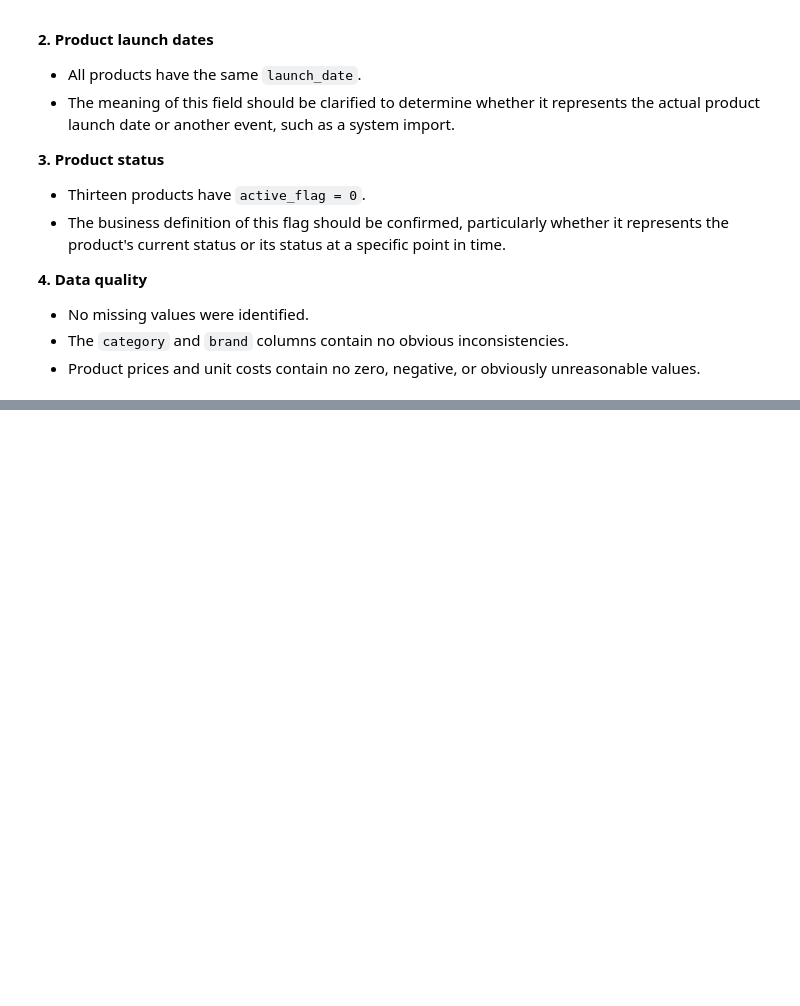
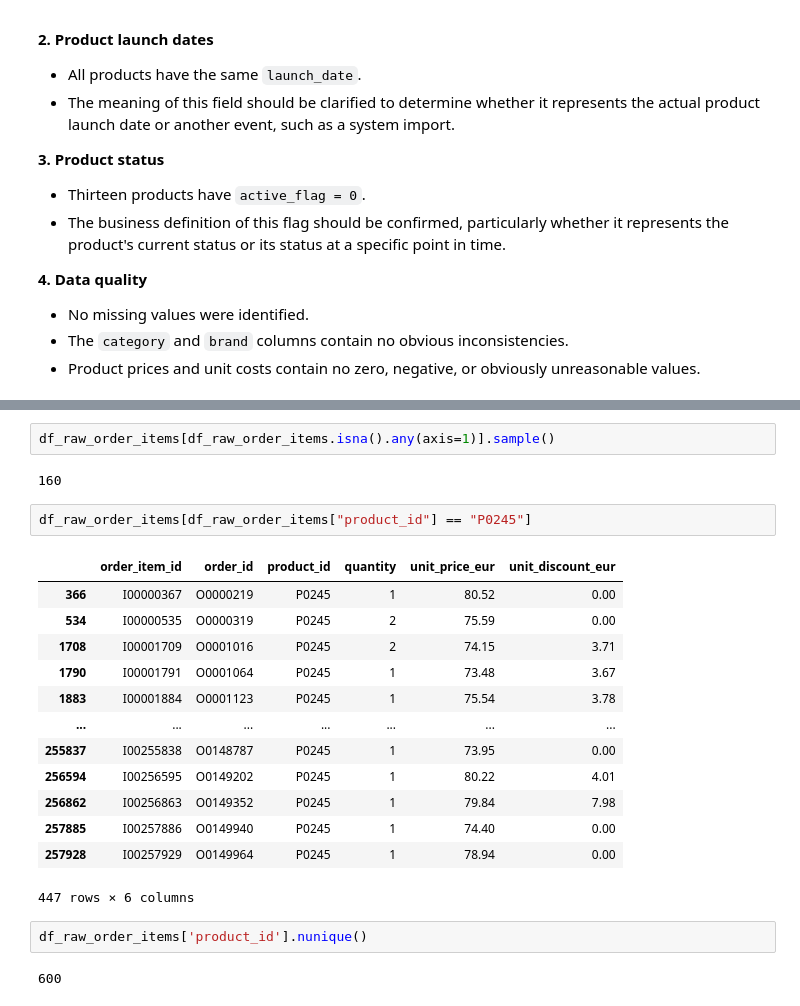
Before and after one commit to varela-filho/ecommerce-performance-analysis, a Jupyter notebook: notebooks/01_data_exploration.ipynb, the cells around one changed output, grey strips where cells are left out. Saved outputs shown, nothing was run; the diff lists cells and outputs as text; blank space fills up the shorter version.

```diff
--- a/notebooks/01_data_exploration.ipynb
+++ b/notebooks/01_data_exploration.ipynb
@@ -578,0 +646,24 @@ Initial Findings — Products Dataset
+# %%
+df_raw_order_items[df_raw_order_items.isna().any(axis=1)].sample()
+# %% [output]
+160
+# %%
+df_raw_order_items[df_raw_order_items["product_id"] == "P0245"]
+# %% [output]
+|  | order_item_id | order_id | product_id | quantity | unit_price_eur | unit_discount_eur |
+| 366 | I00000367 | O0000219 | P0245 | 1 | 80.52 | 0.00 |
+| 534 | I00000535 | O0000319 | P0245 | 2 | 75.59 | 0.00 |
+| 1708 | I00001709 | O0001016 | P0245 | 2 | 74.15 | 3.71 |
+| 1790 | I00001791 | O0001064 | P0245 | 1 | 73.48 | 3.67 |
+| 1883 | I00001884 | O0001123 | P0245 | 1 | 75.54 | 3.78 |
+| ... | ... | ... | ... | ... | ... | ... |
+| 255837 | I00255838 | O0148787 | P0245 | 1 | 73.95 | 0.00 |
+| 256594 | I00256595 | O0149202 | P0245 | 1 | 80.22 | 4.01 |
+| 256862 | I00256863 | O0149352 | P0245 | 1 | 79.84 | 7.98 |
+| 257885 | I00257886 | O0149940 | P0245 | 1 | 74.40 | 0.00 |
+| 257928 | I00257929 | O0149964 | P0245 | 1 | 78.94 | 0.00 |
+447 rows × 6 columns
+# %%
+df_raw_order_items['product_id'].nunique()
+# %% [output]
+600
```
Also changed, not shown: parts of 23 cells of this notebook.
